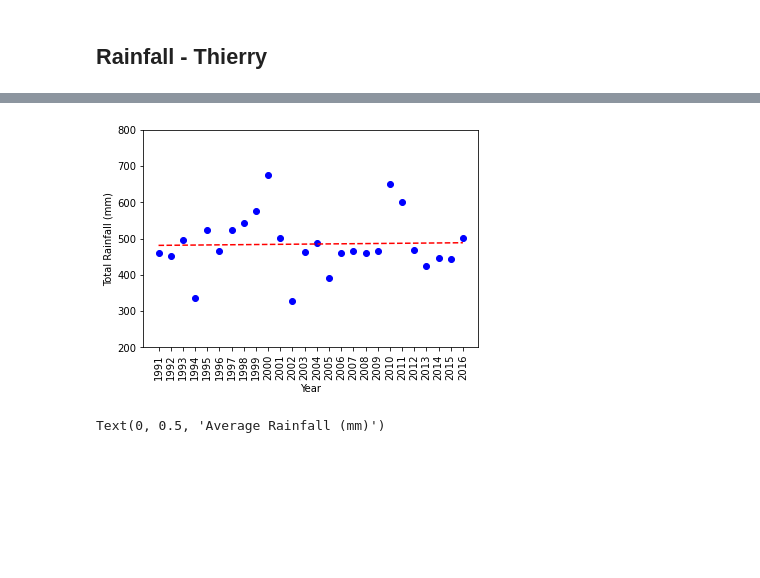
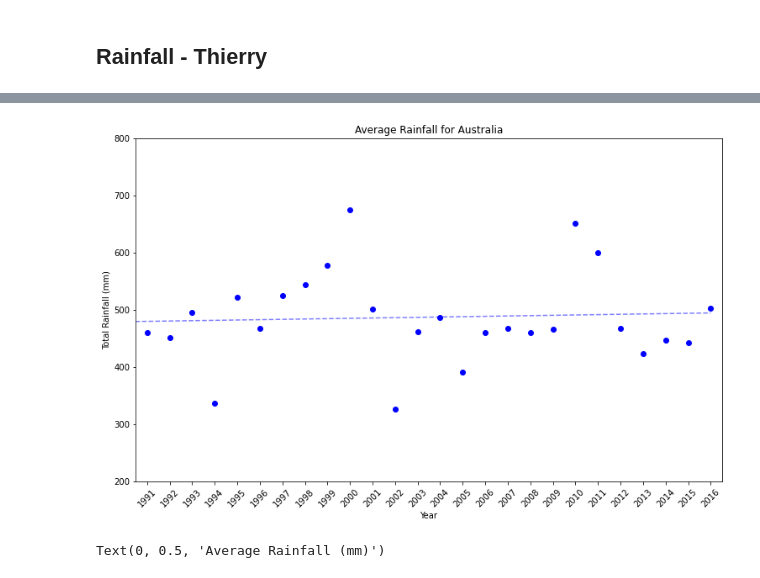
Before and after one commit to thierzon/disney-donut-project, a Jupyter notebook: combined_data.ipynb, the cells around one changed output, grey strips where cells are left out. Cells and saved outputs as stored; diff of their text form; code cells hidden in the pictures; blank space fills up the shorter version.

Commit message:
Updated plots for rainfall

```diff
--- a/combined_data.ipynb
+++ b/combined_data.ipynb
@@ -201,7 +202,7 @@ rf_au_df = rf_au_df.reset_index()
 rf_au_df = rf_au_df[["Year", "Average Rainfall (mm)"]]
 
 # Filter data for 1991 onwards
-rf_au_df = rf_au_df.loc[rf_au_df['Year'] > 1990, :]
+# rf_au_df = rf_au_df.loc[rf_au_df['Year'] > 1990, :]
 # %%
 # Print plot for Australia average rainfall
 plt.plot(rf_au_df["Year"], rf_au_df["Average Rainfall (mm)"], marker="o", color="blue")
@@ -220,15 +280,19 @@ rf_slope, rf_int, rf_r, rf_p, rf_std_err = sts.linregress(year_au, rf_au)
 rf_fit = rf_slope * year_au + rf_int
 # %%
 # Print plot for Australia average rainfall including linear regression
-plt.scatter(year_au,rf_au, color="blue")
-plt.plot(year_au,rf_fit,"--",color="red")
-plt.xticks(year_au, rotation=90)
+plt.figure(figsize=(12.5,7.5))
+plt.scatter(year_au,rf_au, color="b")
+plt.plot(year_au,rf_fit,"--",color="b",alpha=0.5)
+plt.xticks(year_au, rotation=45)
+plt.title("Average Rainfall for Australia")
 plt.xlabel('Year')
 plt.ylabel('Total Rainfall (mm)')
+plt.xlim(1990.5, 2016.5)
 plt.ylim(200,800)
+plt.savefig(os.path.join("Output","Average_Rainfall_Australia.png"))
 plt.show()
 # %% [output]
-[figure, old version]
+[figure, new version]
 # %%
 # Use linear regression to extrapolate data to 2020
 years_regression = [2017,2018,2019,2020]
```
Also changed, not shown: parts of 5 cells of this notebook, 2 other files.
